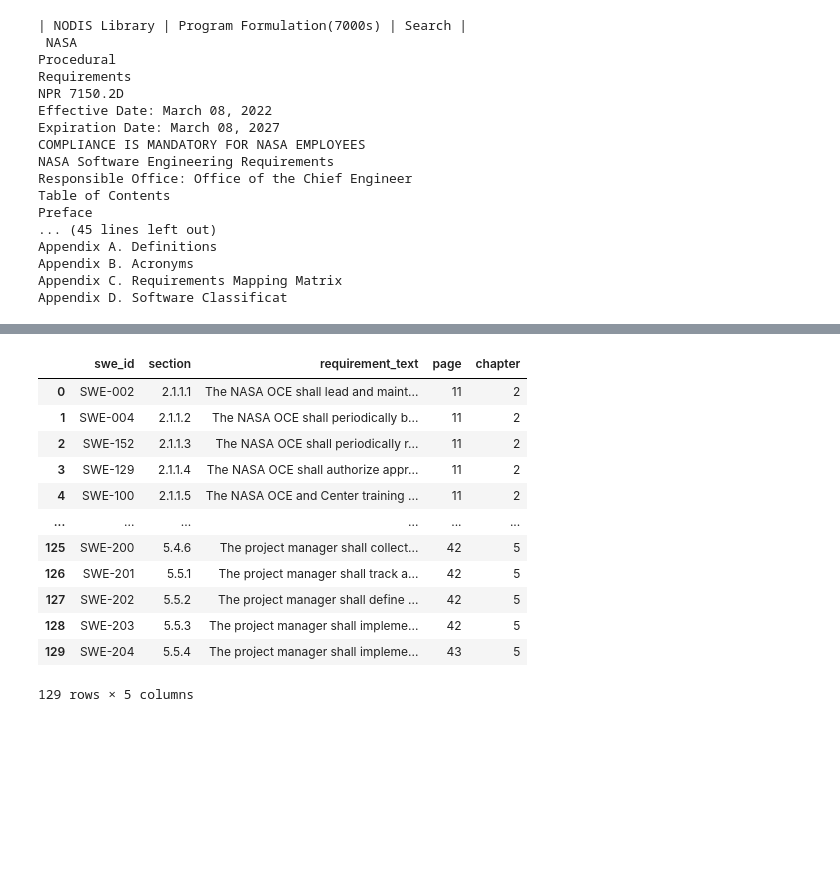
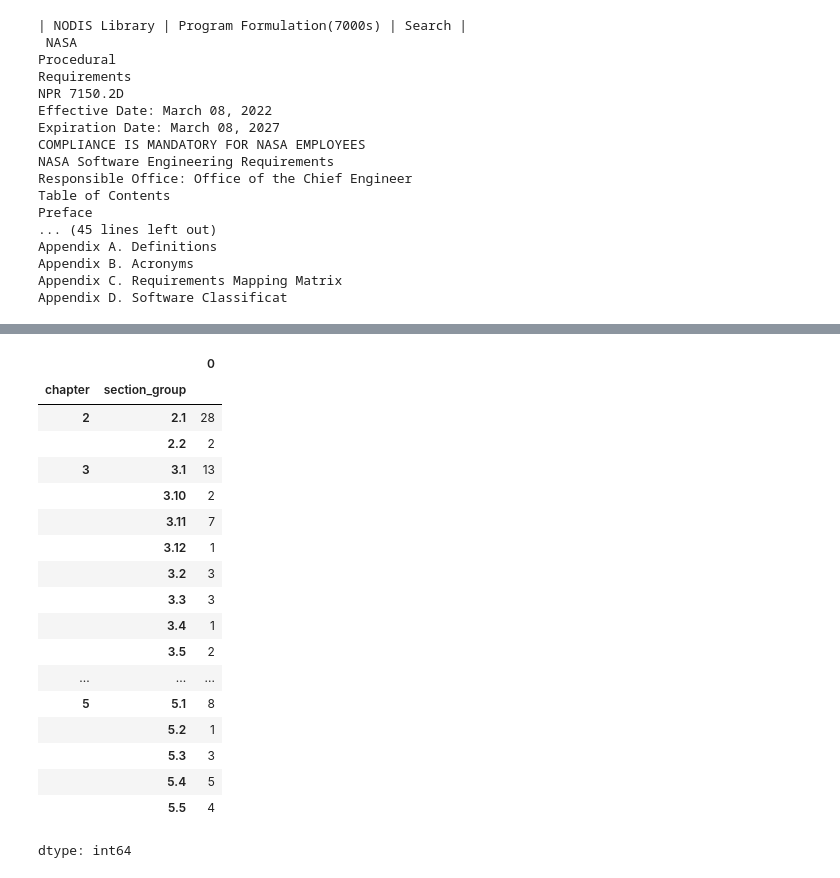
Before and after one commit to Break-Through-Tech/Aerospace-1C-compliance-copilot, a Jupyter notebook: notebooks/Compliance_Copilot_Development.ipynb, the cells around one changed output, grey strips where cells are left out. Drawn from its saved outputs; the diff is of its cells as text; code cells hidden in the pictures; blank space fills up the shorter version.

```diff
--- a/notebooks/Compliance_Copilot_Development.ipynb
+++ b/notebooks/Compliance_Copilot_Development.ipynb
@@ -235,19 +449,29 @@ requirements_df[
-# %%
-requirements_df = requirements_df[
-    ~requirements_df["section"].str.startswith("7150", na=False)
-]
-requirements_df
-# %% [output]
-|  | swe_id | section | requirement_text | page | chapter |
-| 0 | SWE-002 | 2.1.1.1 | The NASA OCE shall lead and maint... | 11 | 2 |
-| 1 | SWE-004 | 2.1.1.2 | The NASA OCE shall periodically b... | 11 | 2 |
-| 2 | SWE-152 | 2.1.1.3 | The NASA OCE shall periodically r... | 11 | 2 |
-| 3 | SWE-129 | 2.1.1.4 | The NASA OCE shall authorize appr... | 11 | 2 |
-| 4 | SWE-100 | 2.1.1.5 | The NASA OCE and Center training ... | 11 | 2 |
-| ... | ... | ... | ... | ... | ... |
-| 125 | SWE-200 | 5.4.6 | The project manager shall collect... | 42 | 5 |
-| 126 | SWE-201 | 5.5.1 | The project manager shall track a... | 42 | 5 |
-| 127 | SWE-202 | 5.5.2 | The project manager shall define ... | 42 | 5 |
-| 128 | SWE-203 | 5.5.3 | The project manager shall impleme... | 42 | 5 |
-| 129 | SWE-204 | 5.5.4 | The project manager shall impleme... | 43 | 5 |
-129 rows × 5 columns
+# %%
+requirements_df["section_group"] = (
+    requirements_df["section"]
+    .str.extract(r"^(\d+\.\d+)")[0]
+)
+
+requirements_df.groupby(
+    ["chapter", "section_group"]
+).size()
+# %% [output]
+|  |  | 0 |
+| chapter | section_group |  |
+| 2 | 2.1 | 28 |
+|  | 2.2 | 2 |
+| 3 | 3.1 | 13 |
+|  | 3.10 | 2 |
+|  | 3.11 | 7 |
+|  | 3.12 | 1 |
+|  | 3.2 | 3 |
+|  | 3.3 | 3 |
+|  | 3.4 | 1 |
+|  | 3.5 | 2 |
+| ... | ... | ... |
+| 5 | 5.1 | 8 |
+|  | 5.2 | 1 |
+|  | 5.3 | 3 |
+|  | 5.4 | 5 |
+|  | 5.5 | 4 |
+dtype: int64
```
Also changed, not shown: parts of 28 cells of this notebook.
